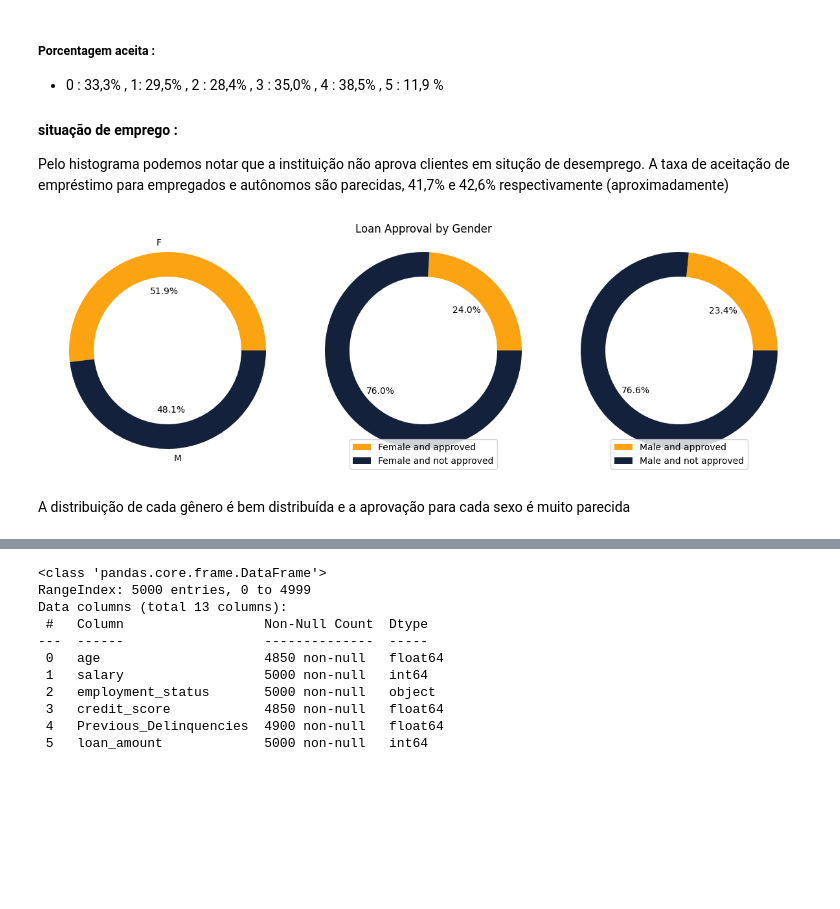
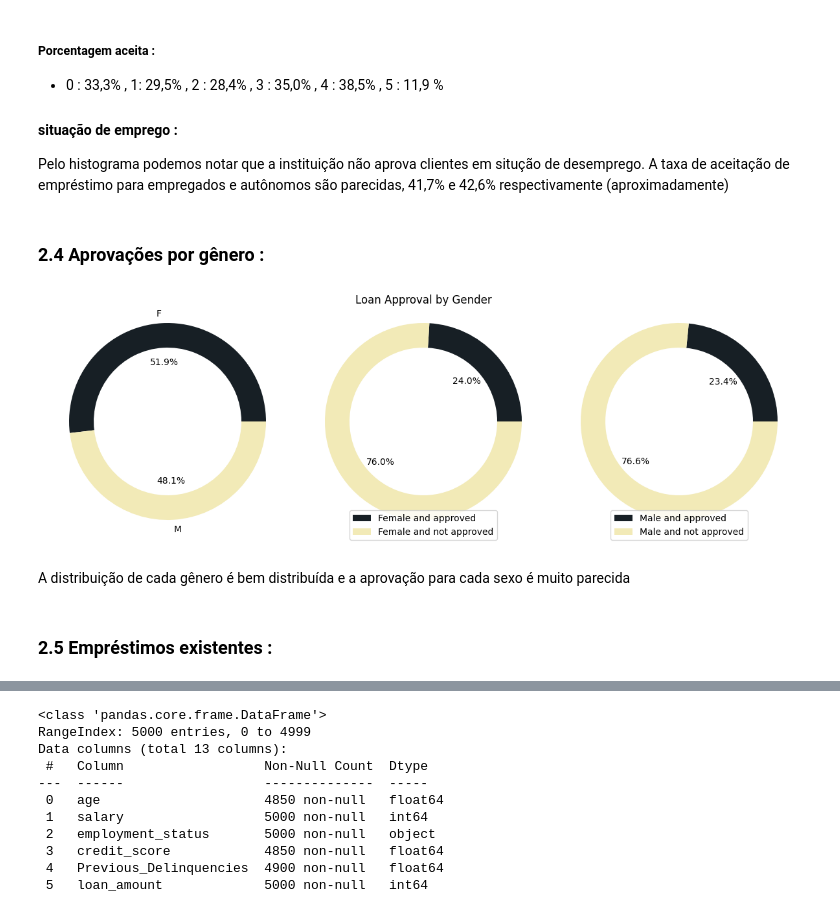
Before and after one commit to LucasDS9/Loan_approval-project, a Jupyter notebook: notebooks/loan_full_project.ipynb, the cells around one changed output, grey strips where cells are left out. Drawn from its saved outputs; the diff is of its cells as text; code cells hidden in the pictures; blank space fills up the shorter version.

```diff
--- a/notebooks/loan_full_project.ipynb
+++ b/notebooks/loan_full_project.ipynb
@@ -96,7 +96,11 @@ from sklearn.metrics import confusion_matrix
 
 
 
-color_palette = ['#14213d', '#fca311', "#a5a4a4", '#ffffff']
+from matplotlib.colors import LinearSegmentedColormap
+
+colors = ["#171f25", "#f2eab7",  "#752e2b"]
+
+custom_cmap = LinearSegmentedColormap.from_list("custom", colors)
 
 
 df = pd.read_excel("../data/Loan_dataset.xlsx")
@@ -278,26 +282,30 @@ Entre os **1.161 clientes aprovados**:
 
 #### situação de emprego :
 Pelo histograma podemos notar que a instituição não aprova clientes em situção de desemprego. A taxa de aceitação de empréstimo para empregados e autônomos são parecidas, 41,7% e 42,6% respectivamente (aproximadamente)
+# %% [markdown]
+### 2.4 Aprovações por gênero :
 # %%
 fig, axes = plt.subplots(1, 3, figsize=(12,6), constrained_layout=True)
 
 gender_count  = df.gender.value_counts()
 
 F_approved = df[(df['approved'] == 1) & (df['gender'] == 'F')].shape[0]
 F_notapproved = df[(df['approved'] == 0) & (df['gender'] == 'F')].shape[0]
 M_approved = df[(df['approved'] == 1) & (df['gender'] == 'M')].shape[0]
 M_notapproved = df[(df['approved'] == 0) & (df['gender'] == 'M')].shape[0]
 
-axes[0].pie(gender_count, labels=gender_count.index, autopct='%1.1f%%', wedgeprops=dict(width=0.25), colors=['#fca311', '#14213d'])
-axes[1].pie([F_approved, F_notapproved], autopct='%1.1f%%', wedgeprops=dict(width=0.25), colors=['#fca311', '#14213d'])
+axes[0].pie(gender_count, labels=gender_count.index, autopct='%1.1f%%', wedgeprops=dict(width=0.25), colors=colors)
+axes[1].pie([F_approved, F_notapproved], autopct='%1.1f%%', wedgeprops=dict(width=0.25), colors=colors)
 axes[1].legend(labels=['Female and approved', 'Female and not approved'], loc='lower center')
-axes[2].pie([M_approved, M_notapproved], autopct='%1.1f%%', wedgeprops=dict(width=0.25), colors=['#fca311', '#14213d'])
+axes[2].pie([M_approved, M_notapproved], autopct='%1.1f%%', wedgeprops=dict(width=0.25), colors=colors)
 axes[2].legend(labels=['Male and approved', 'Male and not approved'], loc='lower center')
 
 fig.suptitle('Loan Approval by Gender', y=0.8)
 plt.tight_layout()
 plt.show()
 # %% [output]
-[figure, old version]
+[figure, new version]
 # %% [markdown]
 A distribuição de cada gênero é bem distribuída e a aprovação para cada sexo é muito parecida
+# %% [markdown]
+### 2.5 Empréstimos existentes :
```
Also changed, not shown: parts of 16 cells of this notebook.
